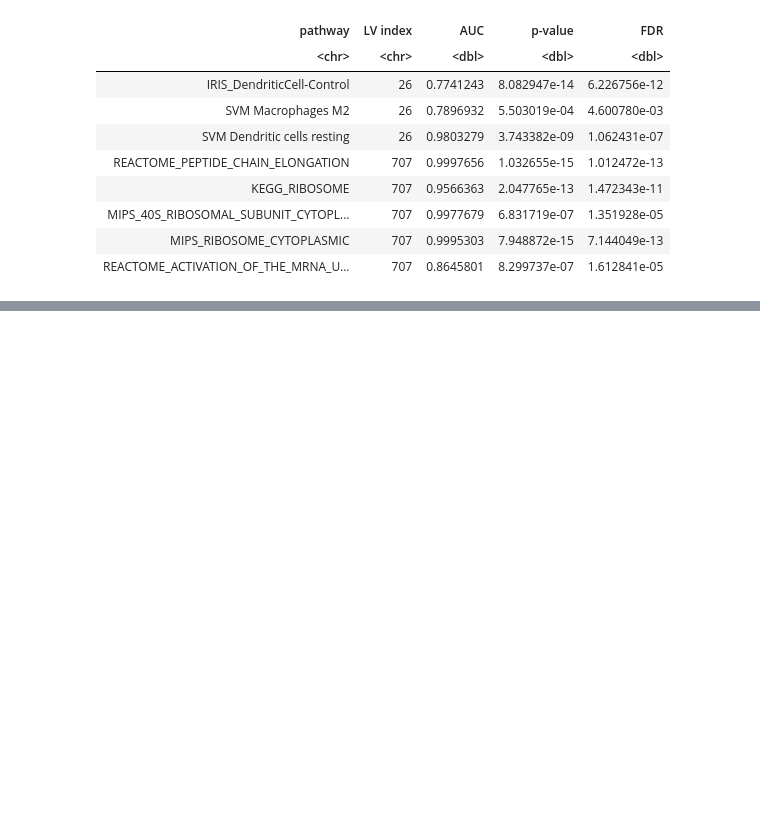
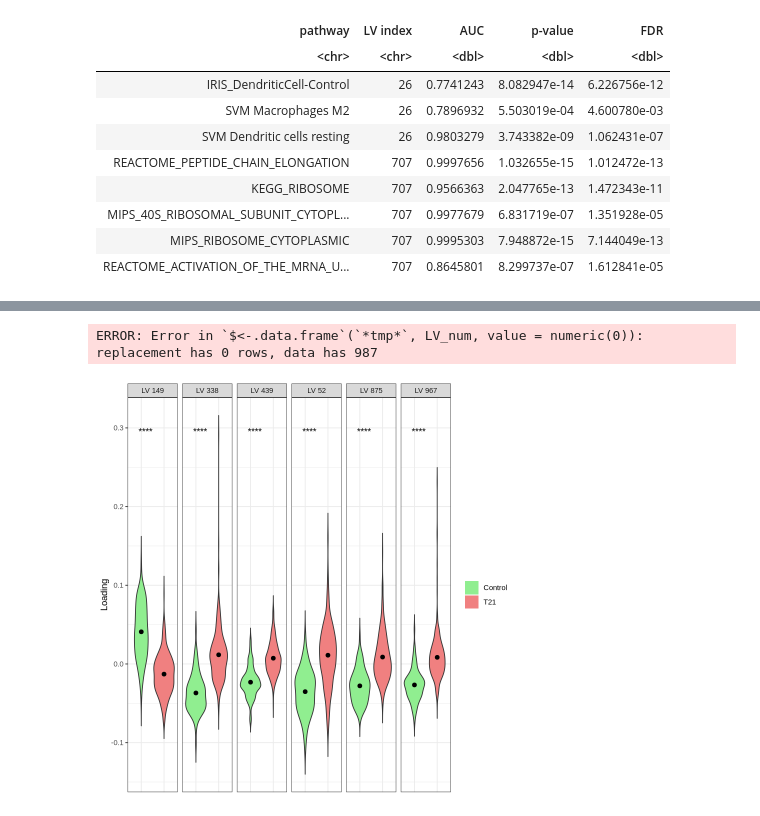
Before and after one commit to pivlab/INCLUDE_TR01, a Jupyter notebook: nbs/10_gtex/project_T21_rnaseq_data.ipynb, the cells around one changed output, grey strips where cells are left out. Drawn from its saved outputs; the diff is of its cells as text; code cells hidden in the pictures; blank space fills up the shorter version.

```diff
--- a/nbs/10_gtex/project_T21_rnaseq_data.ipynb
+++ b/nbs/10_gtex/project_T21_rnaseq_data.ipynb
@@ -242,0 +385,4 @@ A data.frame: 8 × 5
+# %%
+top_int_lvs <-  str_extract(sig_t_test_results$LV, "\\d+")
+top_int_lvs <- unique(top_int_lvs)
+head(top_int_lvs)
@@ -242,0 +515,43 @@ A data.frame: 8 × 5
+# %%
+# Define the vector i_lv
+i_lv <- first_10_lv_indices
+
+# Extract numeric part from LV and create a new column for comparison
+df_projection_GSE190125$LV_num <- as.numeric(sub(".*?(\\d+).*", "\\1", df_projection_GSE190125$LV))
+
+# Subset the dataframe where LV_num matches the values in i_lv
+df_selected <- df_projection_GSE190125[df_projection_GSE190125$LV_num %in% i_lv, ]
+
+# Optionally, you can remove the temporary LV_num column
+df_selected$LV_num <- NULL
+df_projection_GSE190125$LV_num <- NULL
+
+df_selected <- data.frame(df_selected)
+
+# Reshape the data
+long_data <- df_selected %>%
+  pivot_longer(cols = -LV, names_to = "Sample", values_to = "Value") %>%
+    dplyr::left_join(metadata_GSE190125)
+# %% [output]
+ERROR: Error in `$<-.data.frame`(`*tmp*`, LV_num, value = numeric(0)): replacement has 0 rows, data has 987
+# %%
+plot <- ggplot(long_data, aes(x = Group, y = Value, fill = Group)) +
+    geom_violin(trim = FALSE) +
+    stat_summary(fun = mean, geom = "point", color = "black", size = 2) +
+    facet_grid(cols = vars(LV), scales = "free_x") +
+    labs(x = NULL,  # Remove x-axis title
+       y = "Loading") +
+    theme_bw() +
+    theme(axis.title.x=element_blank(),
+        axis.text.x=element_blank(),
+        axis.ticks.x=element_blank(),
+         legend.title = element_blank()) +
+        scale_fill_manual(values = c("Control" = "lightgreen", "T21" = "lightcoral"))
+# Add statistical test and modify the legend
+plot <- plot + stat_compare_means(method = "wilcox.test", label = "p.signif")
+
+# Add a custom legend entry for mean values
+plot + guides(fill = guide_legend(override.aes = list(shape = c(NA, NA), linetype = c(0, 0))),
+          color = guide_legend(override.aes = list(shape = c(16), linetype = c(0), color = "black")))
+# %% [output]
+[figure, added]
```
Also changed, not shown: parts of 36 cells of this notebook, 9 other files.
